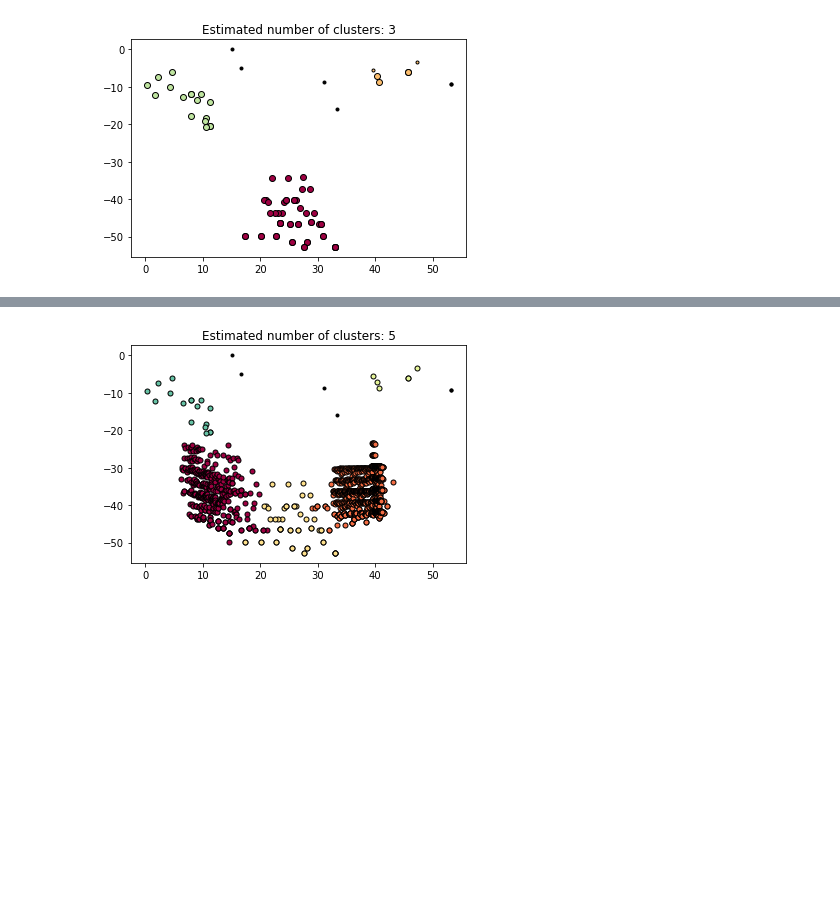
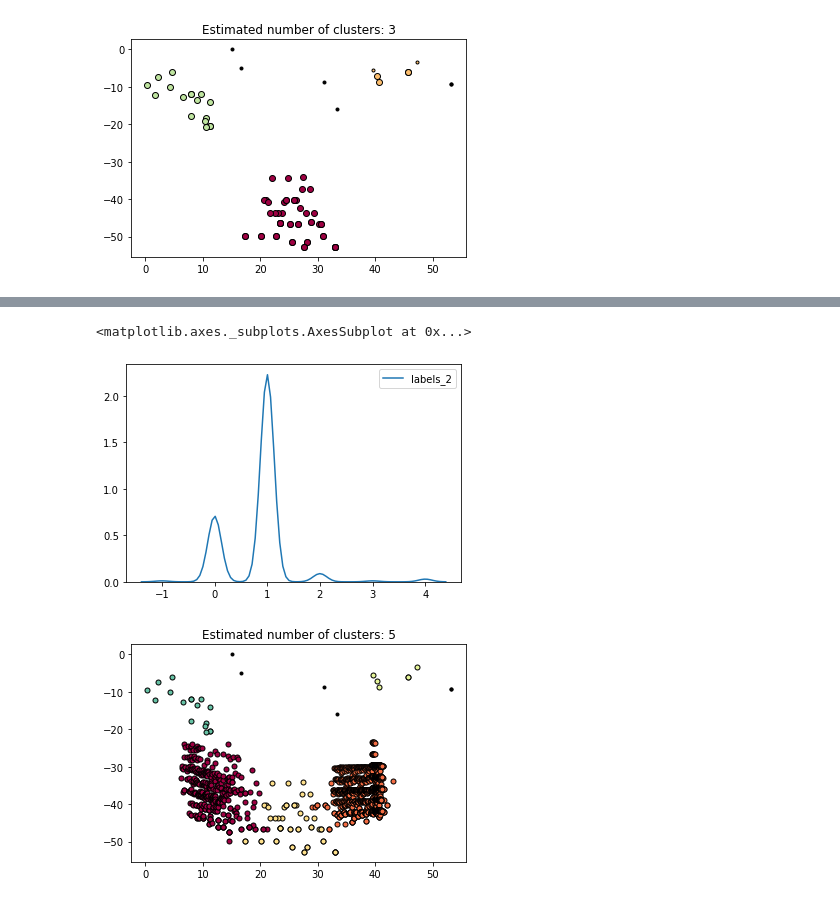
Before and after one commit to IvannikovaLiliya/ParametrModel, a Jupyter notebook: clastering.ipynb, the cells around one changed output, grey strips where cells are left out. Drawn from its saved outputs; the diff is of its cells as text; code cells hidden in the pictures; blank space fills up the shorter version.

```diff
--- a/clastering.ipynb
+++ b/clastering.ipynb
@@ -88,3 +94,8 @@ workData['labels_2'].values[workData['labels_1'] == -1] = labelsDisc
+# %%
+sns.kdeplot(workData['labels_2'])
+# %% [output]
+<matplotlib.axes._subplots.AxesSubplot at 0x...>
+[figure, added]
 # %%
 coreSamplesMask = np.zeros_like(workData['labels_2'], dtype=bool)
 coreSamplesMask[workData['labels_2'].values != -1] = True
```
Also changed, not shown: parts of 14 cells of this notebook.
